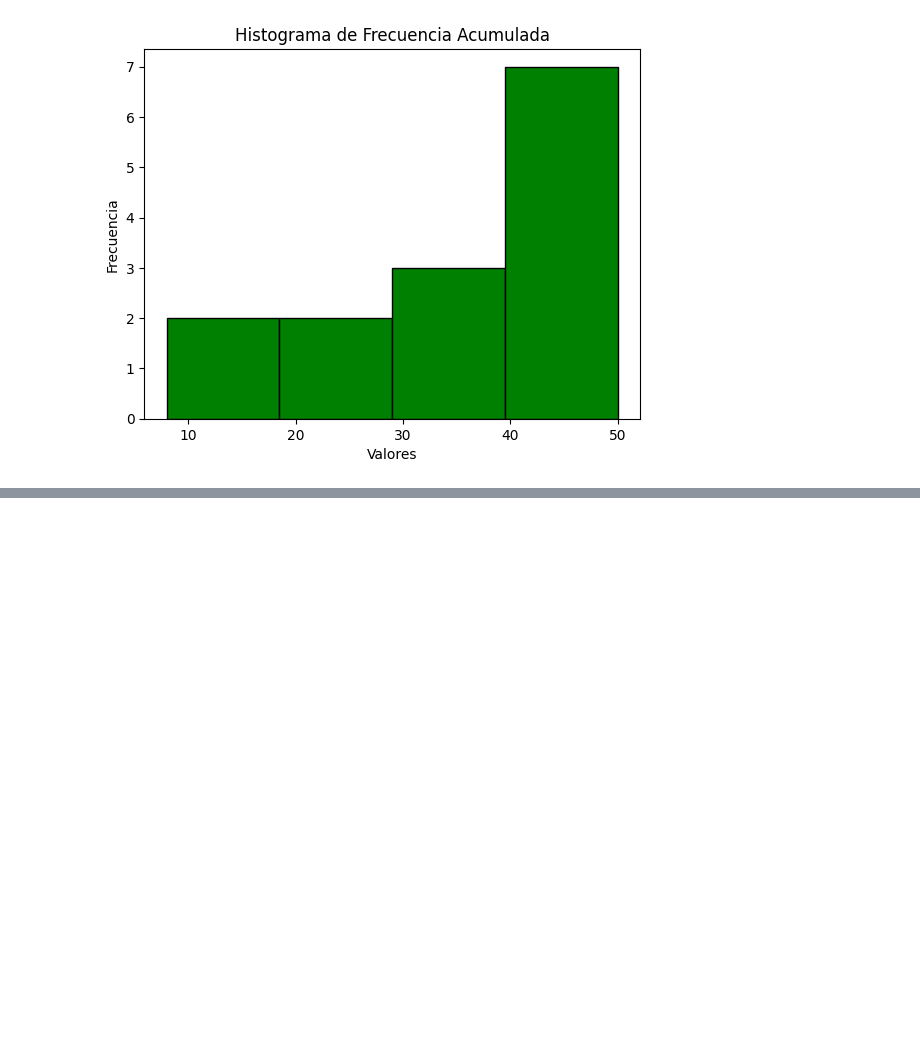
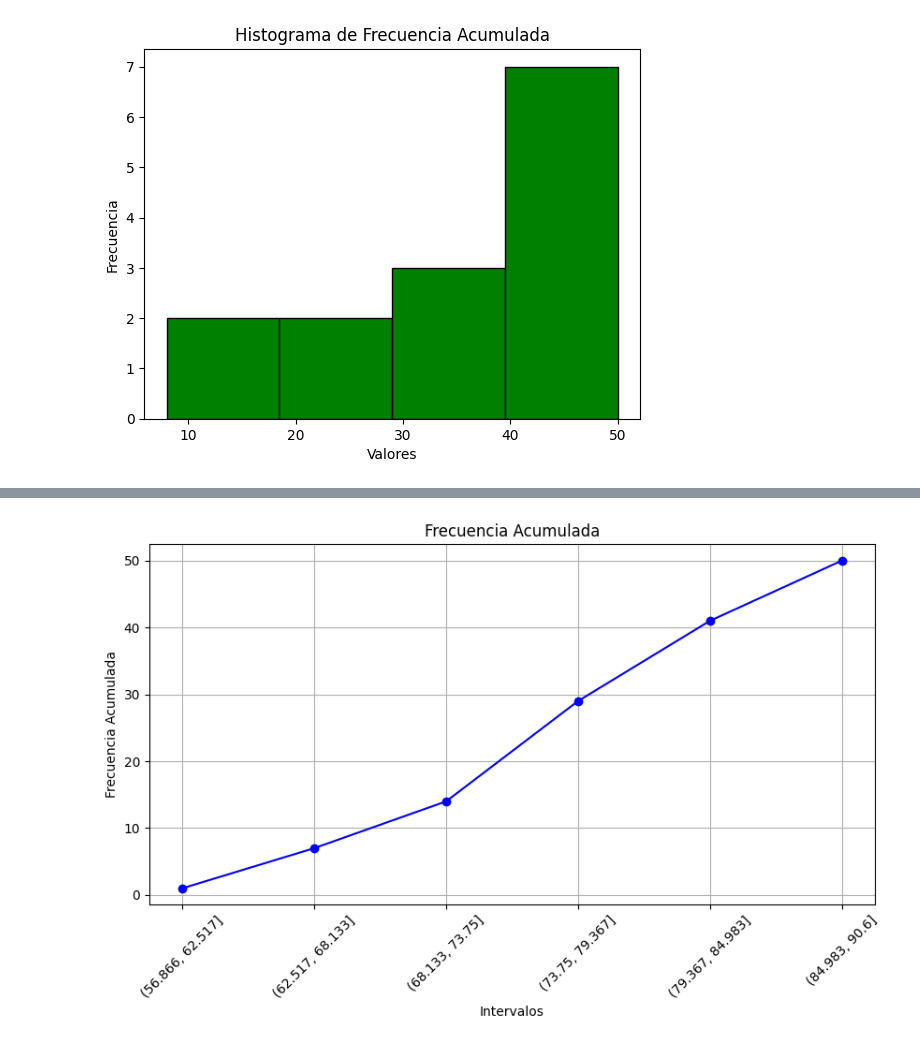
Before and after one commit to DarkKing516/MachineLearning, a Jupyter notebook: clase_random/estadistica.ipynb, the cells around one changed output, grey strips where cells are left out. Saved outputs shown, nothing was run; the diff lists cells and outputs as text; code cells hidden in the pictures; blank space fills up the shorter version.

```diff
--- a/clase_random/estadistica.ipynb
+++ b/clase_random/estadistica.ipynb
@@ -167,0 +254,11 @@ plt.show()
+# %%
+plt.figure(figsize=(10, 5))
+plt.plot(Frecuenciaxd['Intervalos'].astype(str), Frecuenciaxd['Frecuencia A A'], marker='o', color='b')
+plt.xlabel('Intervalos')
+plt.ylabel('Frecuencia Acumulada')
+plt.title('Frecuencia Acumulada')
+plt.xticks(rotation=45)
+plt.grid(True)
+plt.show()
+# %% [output]
+[figure, added]
```
Also changed, not shown: parts of 6 cells of this notebook.
